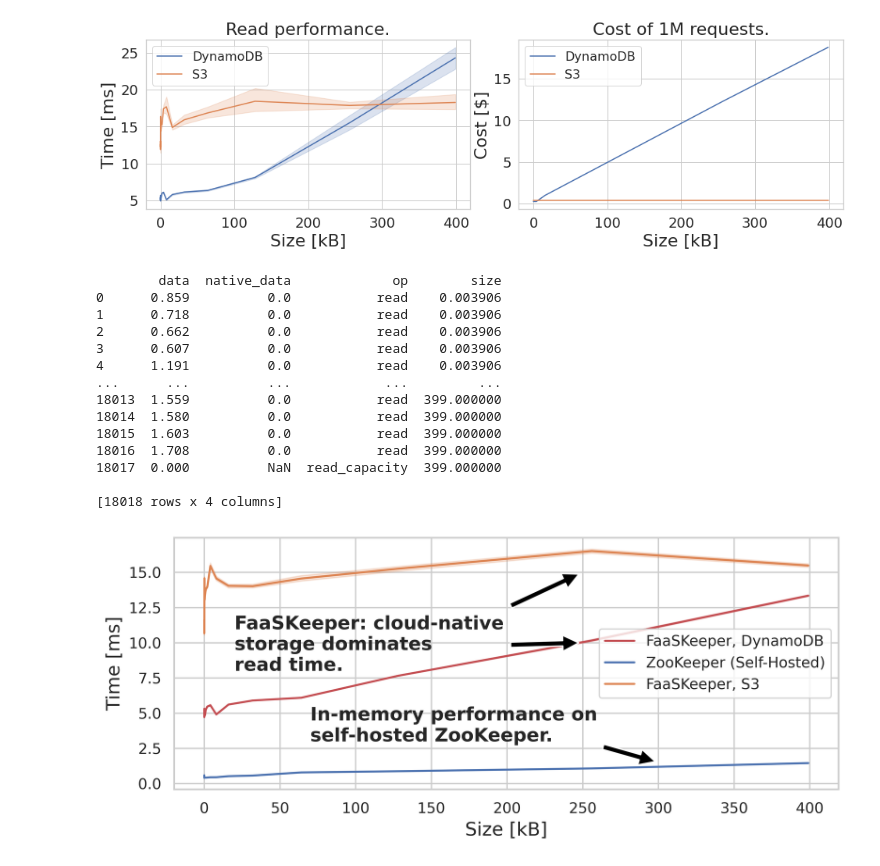
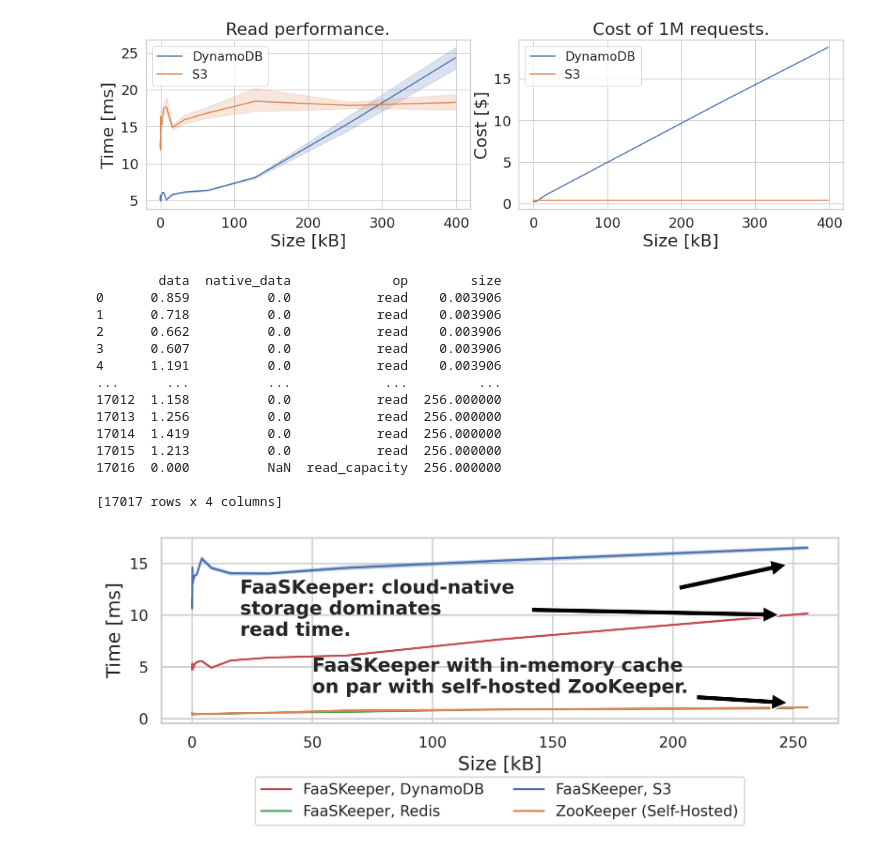
Before and after one commit to spcl/faaskeeper-paper-artifact, a Jupyter notebook: analysis/read/plots.ipynb, the cells around one changed output. Drawn from its saved outputs; the diff is of its cells as text; code cells hidden in the pictures.

```diff
--- a/analysis/read/plots.ipynb
+++ b/analysis/read/plots.ipynb
@@ -139,20 +139,32 @@ def p95_estimator(x):
 
 # DynamoDB
 key_value = pd.read_csv(join(DATA_DIR, 'key_value.csv'), index_col=0)
+redis = pd.read_csv(join(DATA_DIR, 'redis.csv'), index_col=0)
 persistent = pd.read_csv(join(DATA_DIR, 'persistent.csv'), index_col=0)
 zookeeper = pd.read_csv(join(DATA_DIR, 'zookeeper', 'intrazone.csv'), index_col=0)
 key_value['data'] /= 1000.0
+redis['data'] /= 1000.0
 persistent['data'] /= 1000.0
 zookeeper['data'] /= 1000.0
 key_value['size'] /= 1024.0
+redis['size'] /= 1024.0
 persistent['size'] /= 1024.0
 zookeeper['size'] /= 1024.0
-zookeeper = zookeeper.drop(zookeeper[zookeeper['size'] > 400].index)
+key_value = key_value.drop(zookeeper[zookeeper['size'] > 256].index)
+persistent = persistent.drop(zookeeper[zookeeper['size'] > 256].index)
+zookeeper = zookeeper.drop(zookeeper[zookeeper['size'] > 256].index)
 print(zookeeper)
 
 sns.lineplot(
     data=key_value.loc[key_value['op'] == 'write'], x='size', y='data', color='r',
     estimator=p50_estimator, label='FaaSKeeper, DynamoDB')#,fontsize=20)
+
+sns.lineplot(
+    data=redis.loc[redis['op'] == 'read'], x='size', y='data', color='g',
+    estimator=p50_estimator, label='FaaSKeeper, Redis')#,fontsize=20)
+
+ax = sns.lineplot(data=persistent.loc[persistent['op'] == 'read'], x='size', y='data',
+                  estimator=p50_estimator, label='FaaSKeeper, S3')#,fontsize=20)
 #sns.lineplot(
 #    data=key_value.loc[key_value['op'] == 'write'], x='size', y='data', color='r',linestyle='--',
 #    estimator=p95_estimator, label='DynamoDB (Cloud)')#,fontsize=20)
@@ -160,8 +172,6 @@ sns.lineplot(data=zookeeper.loc[zookeeper['op'] == 'read'], x='size', y='data',
              estimator=p50_estimator, label='ZooKeeper (Self-Hosted)')#,fontsize=20)
 #sns.lineplot(data=zookeeper.loc[zookeeper['op'] == 'read'], x='size', y='data', estimator=p95_estimator, label='ZooKeeper (Self-Hosted)',linestyle='--')#,fontsize=20)
 
-ax = sns.lineplot(data=persistent.loc[persistent['op'] == 'read'], x='size', y='data',
-                  estimator=p50_estimator, label='FaaSKeeper, S3')#,fontsize=20)
 
 ax.set_xlabel('Size [kB]',fontsize=14)
 ax.set_ylabel('Time [ms]',fontsize=14)
@@ -199,40 +209,42 @@ ax.set_ylabel('Time [ms]',fontsize=14)
 
 #ax.set_title('1M read (solid) and\nwrite (dotted) operations.', fontsize=22)
 #axes[0].plot(,yrange,color='green',linestyle='solid', label='AWS S3', linewidth=4)
 
 
 ax.annotate('FaaSKeeper: cloud-native\nstorage dominates\nread time.',
             xy=(250, 10), xytext=(20,8), fontsize=14, fontweight='bold',
             arrowprops=dict(facecolor='black', shrink=0.05)
 )
 ax.annotate('',
             xy=(250, 15), xytext=(200,12.5), fontsize=14, fontweight='bold',
             arrowprops=dict(facecolor='black', shrink=0.05)
 )
 
-ax.annotate('In-memory performance on\nself-hosted ZooKeeper.',
-            xy=(300, 1.5), xytext=(70, 3), fontsize=14, fontweight='bold',
+ax.annotate('FaaSKeeper with in-memory cache\non par with self-hosted ZooKeeper.',
+            xy=(250, 1.5), xytext=(50, 2.5), fontsize=14, fontweight='bold',
             arrowprops=dict(facecolor='black', shrink=0.05)
 )
 
-plt.legend(loc=5)#, bbox_to_anchor=(0,-0.5))
+#plt.legend(loc=5)#, bbox_to_anchor=(0,-0.5))
+
+plt.legend(loc='upper center', bbox_to_anchor=(0.5, -0.25), ncol=2)
 plt.rcParams['figure.dpi'] = 500
 plt.tight_layout()
 
 plt.savefig("performance_plot_new.pdf",bbox_inches='tight',pad_inches = 0, transparent=False)
 # %% [output]
         data  native_data             op        size
 0      0.859          0.0           read    0.003906
 1      0.718          0.0           read    0.003906
 2      0.662          0.0           read    0.003906
 3      0.607          0.0           read    0.003906
 4      1.191          0.0           read    0.003906
 ...      ...          ...            ...         ...
-18013  1.559          0.0           read  399.000000
-18014  1.580          0.0           read  399.000000
-18015  1.603          0.0           read  399.000000
-18016  1.708          0.0           read  399.000000
-18017  0.000          NaN  read_capacity  399.000000
+17012  1.158          0.0           read  256.000000
+17013  1.256          0.0           read  256.000000
+17014  1.419          0.0           read  256.000000
+17015  1.213          0.0           read  256.000000
+17016  0.000          NaN  read_capacity  256.000000
 
-[18018 rows x 4 columns]
+[17017 rows x 4 columns]
-[figure, old version]
+[figure, new version]
```
Also changed, not shown: 15 other files.
